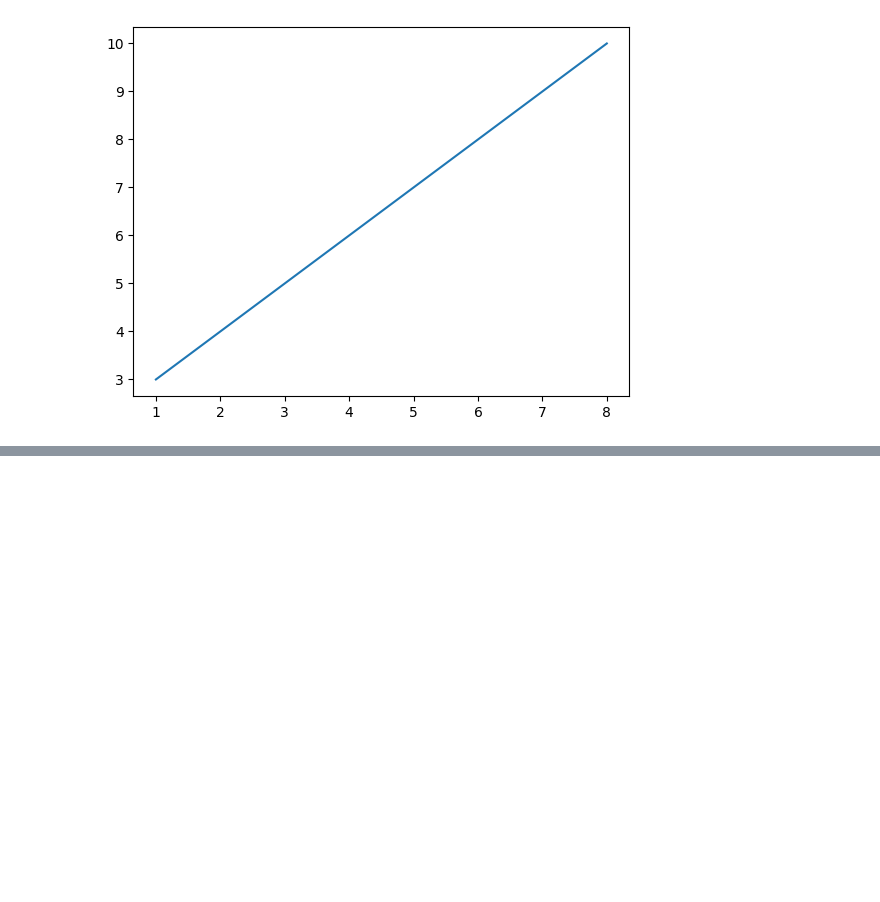
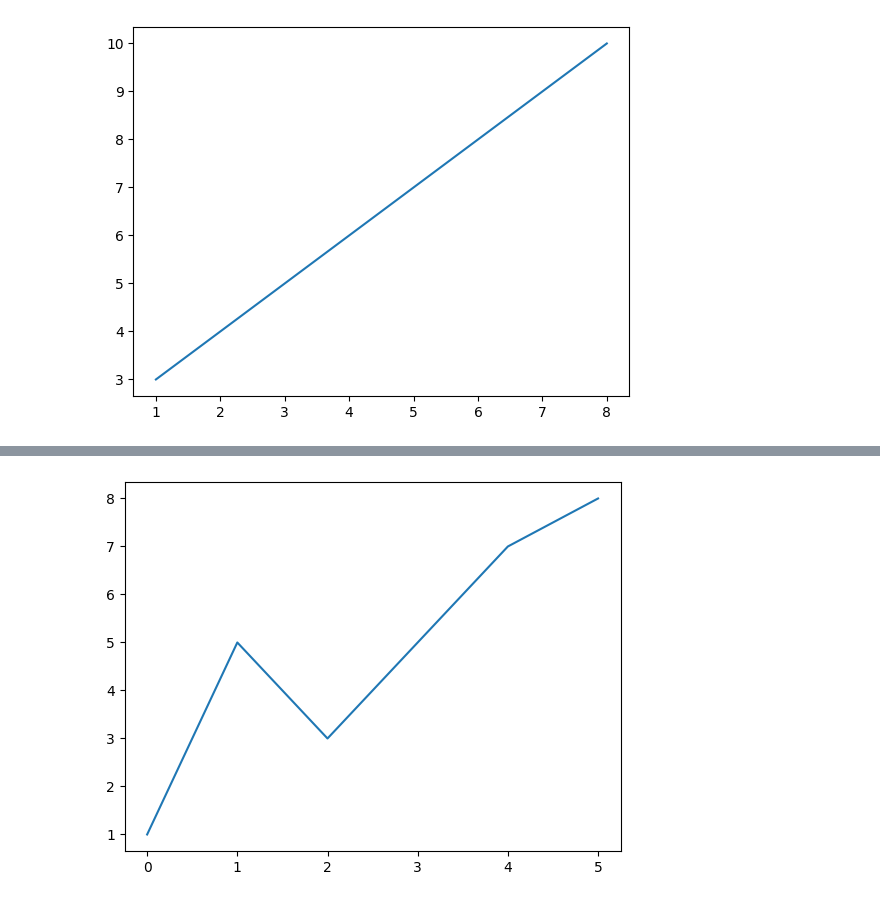
Before and after one commit to Kevingeorge619/DAUP, a Jupyter notebook: Matplotlib/main.ipynb, the cells around one changed output, grey strips where cells are left out. Drawn from its saved outputs; the diff is of its cells as text; code cells hidden in the pictures; blank space fills up the shorter version.

```diff
--- a/Matplotlib/main.ipynb
+++ b/Matplotlib/main.ipynb
@@ -16,0 +26,6 @@ plt.show()
+# %%
+y = [1,5,3,5,7,8] # Y value, if we dont specify X values by default it will start from 0 onwards
+plt.plot(y)
+plt.show()
+# %% [output]
+[figure, added]
```
Also changed, not shown: parts of 3 cells of this notebook.
